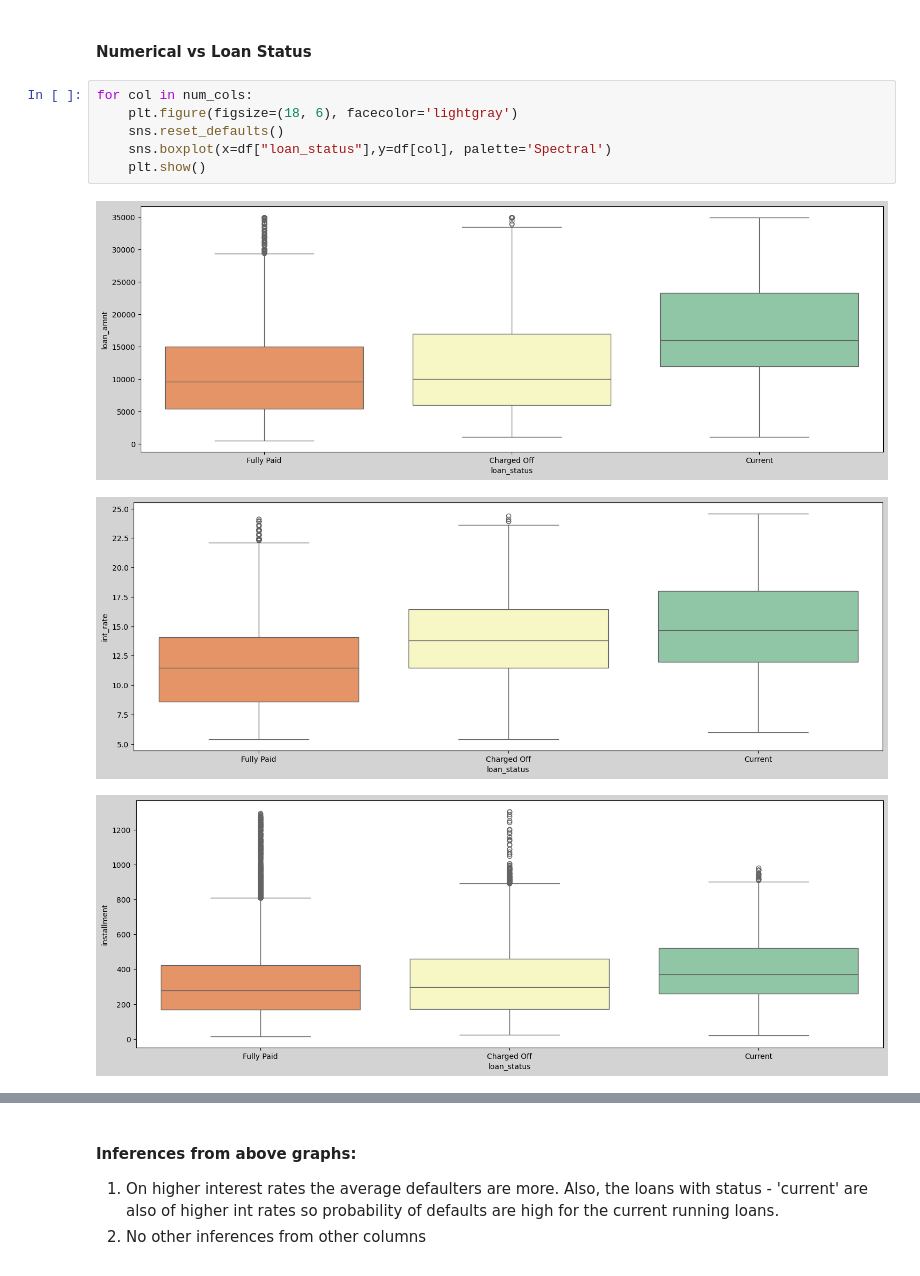
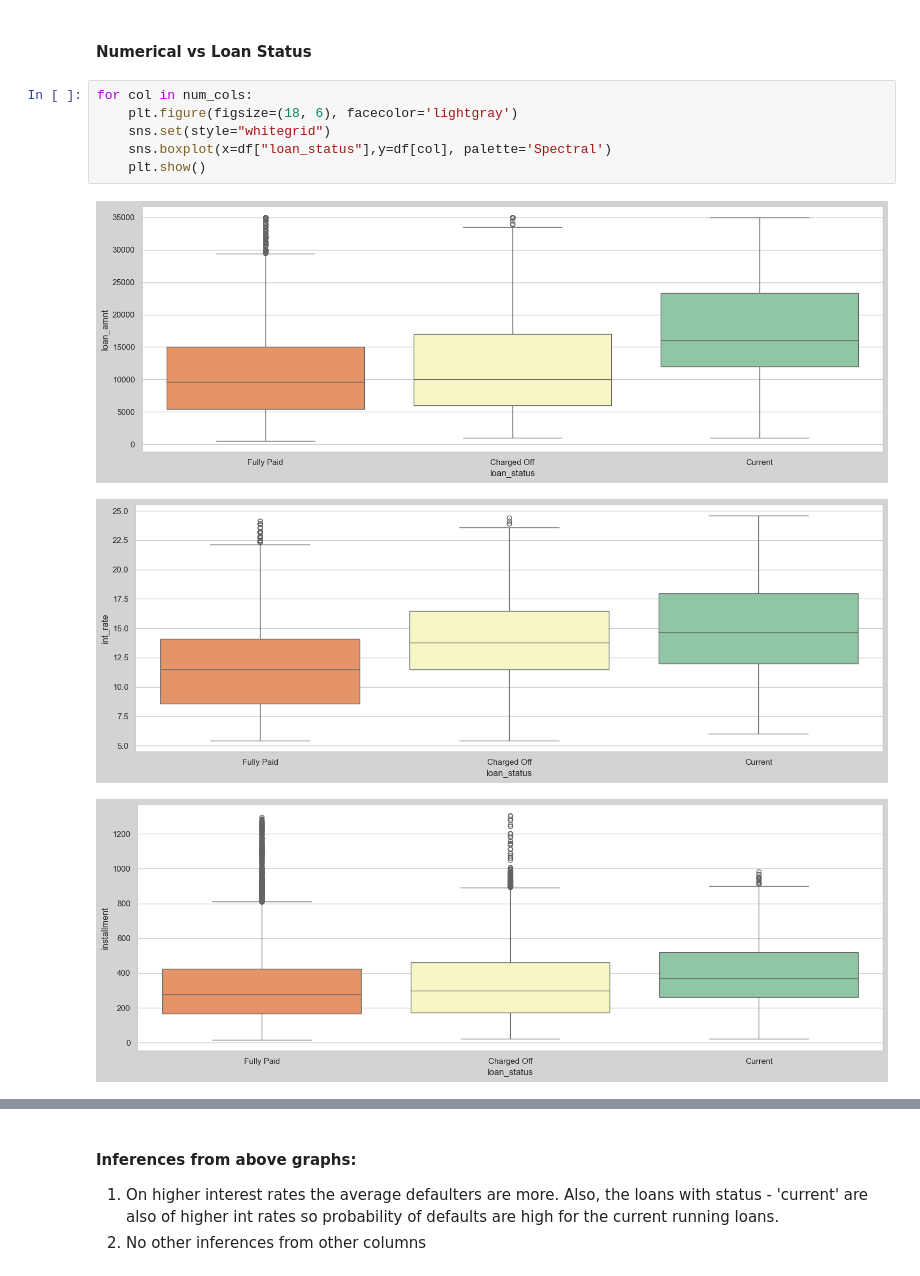
Before and after one commit to ruchikaagarwal6787/lending-club-case-study, a Jupyter notebook: Lending_Club_Analysis.ipynb, the cells around one changed output, grey strips where cells are left out. Drawn from its saved outputs; the diff is of its cells as text.

```diff
--- a/Lending_Club_Analysis.ipynb
+++ b/Lending_Club_Analysis.ipynb
@@ -789,10 +789,10 @@ for col in cat_cols:
 # %%
 for col in num_cols:
     plt.figure(figsize=(18, 6), facecolor='lightgray')
-    sns.reset_defaults()
+    sns.set(style="whitegrid")
     sns.boxplot(x=df["loan_status"],y=df[col], palette='Spectral')
     plt.show()
 # %% [output]
-[figure, old version]
+[figure, new version]
-[figure, old version]
+[figure, new version]
-[figure, old version]
+[figure, new version]
```
Also changed, not shown: parts of 7 cells of this notebook, 1 other file.
